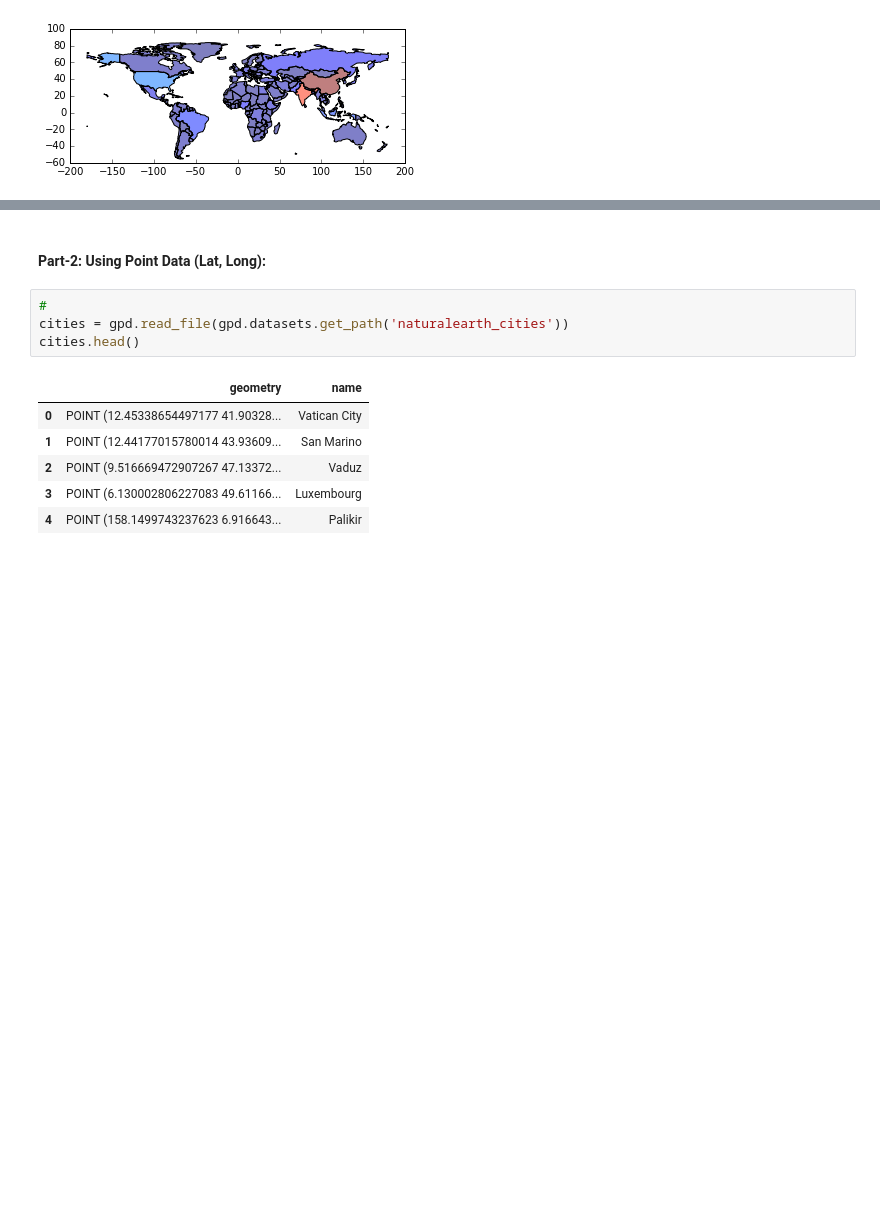
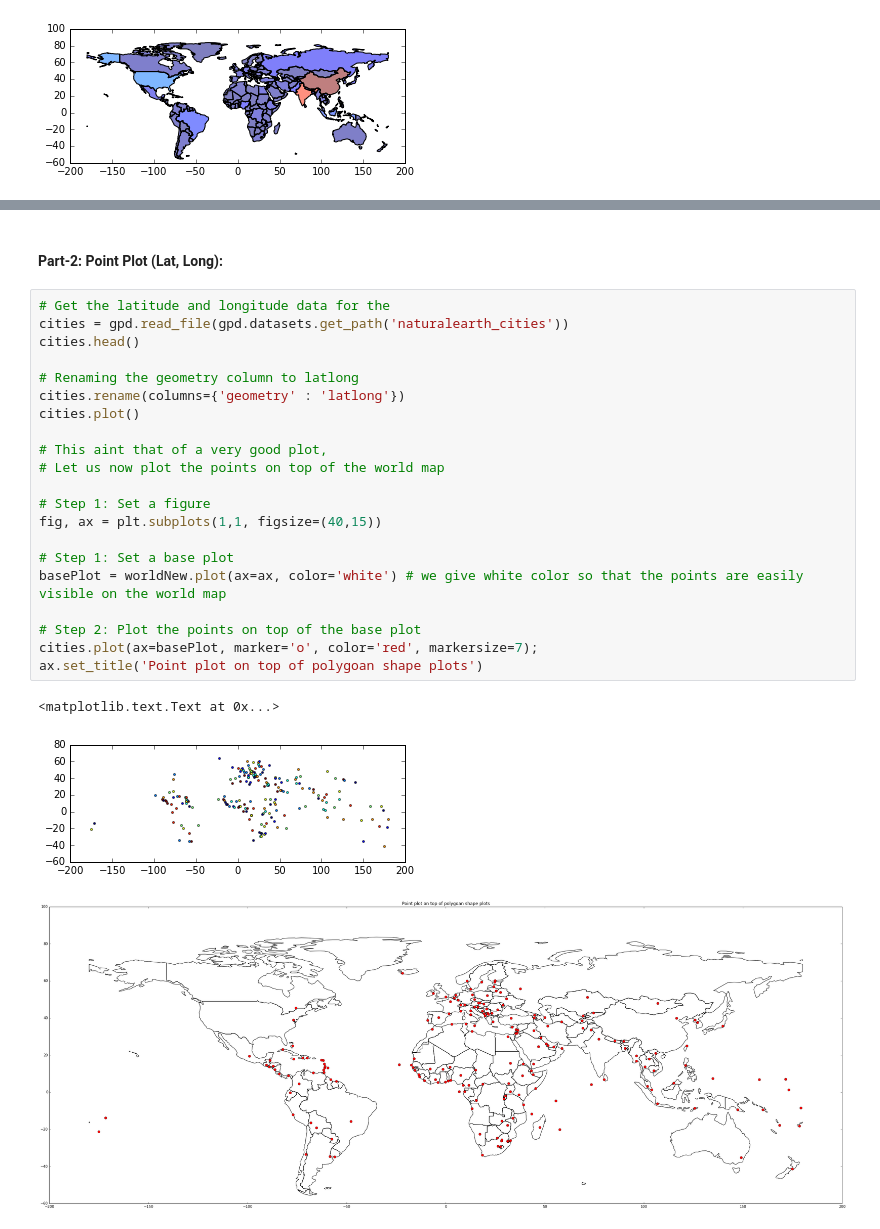
Before and after one commit to Sardhendu/Study, a Jupyter notebook: GeoSpatial-Analysis/GeoPandas-Operations.ipynb, the cells around one changed output, grey strips where cells are left out. Drawn from its saved outputs; the diff is of its cells as text; blank space fills up the shorter version.

```diff
--- a/GeoSpatial-Analysis/GeoPandas-Operations.ipynb
+++ b/GeoSpatial-Analysis/GeoPandas-Operations.ipynb
@@ -165,14 +124,28 @@ leg1.set_bbox_to_anchor((0, 0, 1, 1))
 [figure]
 # %% [markdown]
-#### Part-2: Using Point Data (Lat, Long):
+#### Part-2: Point Plot (Lat, Long):
-# %%
-#
-cities = gpd.read_file(gpd.datasets.get_path('naturalearth_cities'))
-cities.head()
-# %% [output]
-|  | geometry | name |
-| 0 | POINT (12.45338654497177 41.90328... | Vatican City |
-| 1 | POINT (12.44177015780014 43.93609... | San Marino |
-| 2 | POINT (9.516669472907267 47.13372... | Vaduz |
-| 3 | POINT (6.130002806227083 49.61166... | Luxembourg |
-| 4 | POINT (158.1499743237623 6.916643... | Palikir |
+# %%
+# Get the latitude and longitude data for the
+cities = gpd.read_file(gpd.datasets.get_path('naturalearth_cities'))
+cities.head()
+
+# Renaming the geometry column to latlong
+cities.rename(columns={'geometry' : 'latlong'})
+cities.plot()
+
+# This aint that of a very good plot,
+# Let us now plot the points on top of the world map
+
+# Step 1: Set a figure
+fig, ax = plt.subplots(1,1, figsize=(40,15))
+
+# Step 1: Set a base plot
+basePlot = worldNew.plot(ax=ax, color='white') # we give white color so that the points are easily visible on the world map
+
+# Step 2: Plot the points on top of the base plot
+cities.plot(ax=basePlot, marker='o', color='red', markersize=7);
+ax.set_title('Point plot on top of polygoan shape plots')
+# %% [output]
+<matplotlib.text.Text at 0x...>
+[figure, added]
+[figure, added]
```
Also changed, not shown: parts of 17 cells of this notebook.
